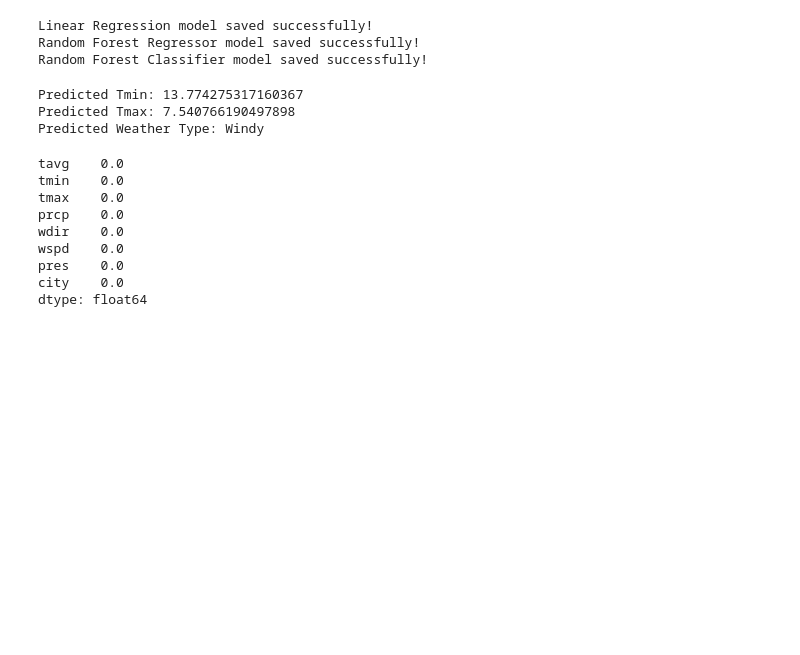
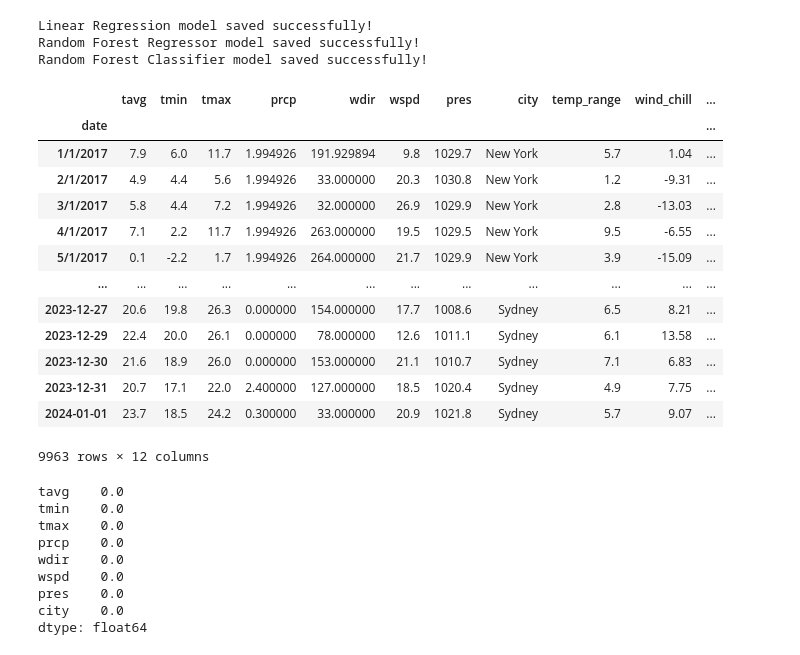
Before and after one commit to SanyaBaweja/CTIP-Assignment1, a Jupyter notebook: EnhancedML.ipynb, the cells around one changed output. Saved outputs shown, nothing was run; the diff lists cells and outputs as text; code cells hidden in the pictures; blank space fills up the shorter version.

```diff
--- a/EnhancedML.ipynb
+++ b/EnhancedML.ipynb
@@ -345,63 +556,23 @@ print("Random Forest Classifier model saved successfully!")
 Linear Regression model saved successfully!
 Random Forest Regressor model saved successfully!
 Random Forest Classifier model saved successfully!
-# %%
-
-import joblib
-import pandas as pd
-
-# Step 1: Load the saved models
-# Load the Linear Regression model (for tmin and tmax prediction)
-regression_model = joblib.load('linear_regression_model.pkl')
-
-# Load the Random Forest Classifier model (for weather classification)
-classification_model = joblib.load('random_forest_classifier_model.pkl')
-
-# Step 2: Example of input weather data for a specific day (new data to predict the next day's weather)
-new_data = {
-    'tavg': [10],    # Average temperature
-    'prcp': [0.05],  # Precipitation
-    'wdir': [200],   # Wind direction
-    'wspd': [18],    # Wind speed
-    'pres': [1013],  # Pressure
-    'city_Dubai': [0],
-    'city_Melbourne': [0],
-    'city_New York': [1],  # One-hot encoded city (New York in this case)
-    'city_Sydney': [0]
-}
-
-# Convert to DataFrame
-new_data_df = pd.DataFrame(new_data)
-
-# Step 3: Ensure the new data has all the necessary columns in the correct order for the regression model
-features_used_during_training = ['tavg', 'prcp', 'wdir', 'wspd', 'pres', 'city_Dubai', 'city_Melbourne', 'city_New York', 'city_Sydney']
-new_data_complete = pd.DataFrame(new_data, columns=features_used_during_training)
-
-# Step 4: Use the regression model to predict 'tmin' and 'tmax'
-predictions = regression_model.predict(new_data_complete)
-
-# Extract Tmin and Tmax predictions
-tmin_pred, tmax_pred = predictions[0]
-
-print(f"Predicted Tmin: {tmin_pred}")
-print(f"Predicted Tmax: {tmax_pred}")
-
-# Step 5: Add the predicted 'tmin' and 'tmax' to the input data for the classification model
-new_data_complete['tmin'] = tmin_pred
-new_data_complete['tmax'] = tmax_pred
-
-# Step 6: Reorder the input features to match the order used during training
-classification_features_order = ['tavg', 'tmin', 'tmax', 'prcp', 'wdir', 'wspd', 'pres', 'city_Melbourne', 'city_New York', 'city_Sydney']
-new_data_classification_ready = new_data_complete[classification_features_order]
-
-# Step 7: Use the classification model to classify the weather type
-weather_type_prediction = classification_model.predict(new_data_classification_ready)
-
-print(f"Predicted Weather Type: {weather_type_prediction[0]}")
-# %% [output]
-Predicted Tmin: 13.774275317160367
-Predicted Tmax: 7.540766190497898
-Predicted Weather Type: Windy
+# %%
+combined_weather_data_no_outliers
+# %% [output]
+|  | tavg | tmin | tmax | prcp | wdir | wspd | pres | city | temp_range | wind_chill | ... |
+| date |  |  |  |  |  |  |  |  |  |  | ... |
+| 1/1/2017 | 7.9 | 6.0 | 11.7 | 1.994926 | 191.929894 | 9.8 | 1029.7 | New York | 5.7 | 1.04 | ... |
+| 2/1/2017 | 4.9 | 4.4 | 5.6 | 1.994926 | 33.000000 | 20.3 | 1030.8 | New York | 1.2 | -9.31 | ... |
+| 3/1/2017 | 5.8 | 4.4 | 7.2 | 1.994926 | 32.000000 | 26.9 | 1029.9 | New York | 2.8 | -13.03 | ... |
+| 4/1/2017 | 7.1 | 2.2 | 11.7 | 1.994926 | 263.000000 | 19.5 | 1029.5 | New York | 9.5 | -6.55 | ... |
+| 5/1/2017 | 0.1 | -2.2 | 1.7 | 1.994926 | 264.000000 | 21.7 | 1029.9 | New York | 3.9 | -15.09 | ... |
+| ... | ... | ... | ... | ... | ... | ... | ... | ... | ... | ... | ... |
+| 2023-12-27 | 20.6 | 19.8 | 26.3 | 0.000000 | 154.000000 | 17.7 | 1008.6 | Sydney | 6.5 | 8.21 | ... |
+| 2023-12-29 | 22.4 | 20.0 | 26.1 | 0.000000 | 78.000000 | 12.6 | 1011.1 | Sydney | 6.1 | 13.58 | ... |
+| 2023-12-30 | 21.6 | 18.9 | 26.0 | 0.000000 | 153.000000 | 21.1 | 1010.7 | Sydney | 7.1 | 6.83 | ... |
+| 2023-12-31 | 20.7 | 17.1 | 22.0 | 2.400000 | 127.000000 | 18.5 | 1020.4 | Sydney | 4.9 | 7.75 | ... |
+| 2024-01-01 | 23.7 | 18.5 | 24.2 | 0.300000 | 33.000000 | 20.9 | 1021.8 | Sydney | 5.7 | 9.07 | ... |
+9963 rows × 12 columns
 # %%
 # Load the new datasets
 tokyo_weather = pd.read_csv('Tokyo.csv', index_col="date")
```
Also changed, not shown: parts of 21 cells of this notebook, 13 other files.
